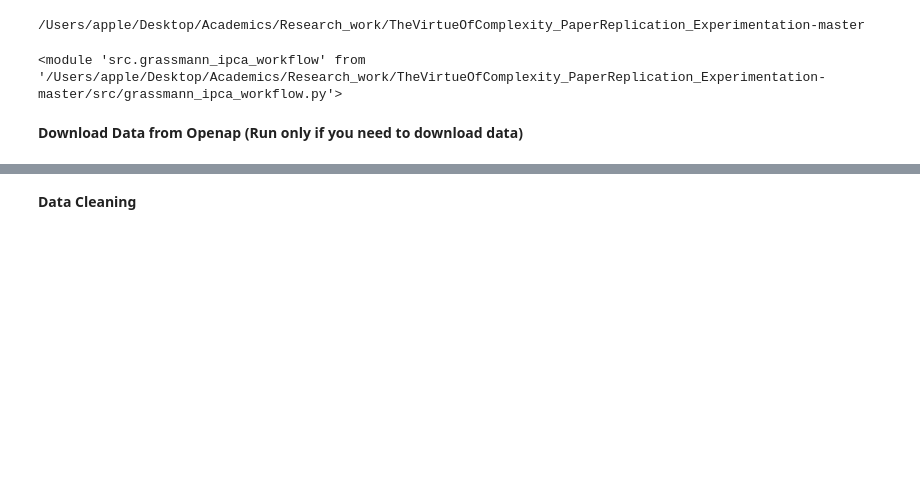
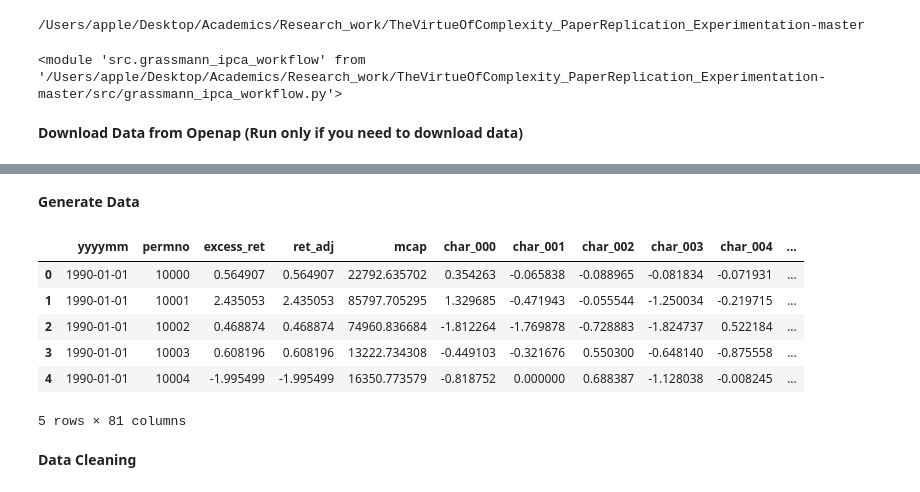
Before and after one commit to arshdeep11112000/TheVirtueOfComplexity_PaperReplication_Experimentation-master, a Jupyter notebook: notebooks/expermint_ppp.ipynb, the cells around one changed output, grey strips where cells are left out. Drawn from its saved outputs; the diff is of its cells as text; code cells hidden in the pictures; blank space fills up the shorter version.

```diff
--- a/notebooks/expermint_ppp.ipynb
+++ b/notebooks/expermint_ppp.ipynb
@@ -39,3 +34,26 @@ Data is downloaded: 14 mins
+# %% [markdown]
+**Generate Data**
+# %%
+from src.IPCA_Grass_estimator import generate_ipca_workflow_panel
+
+char_data, truth = generate_ipca_workflow_panel(
+    T=120,                  # months
+    N=50,                  # assets
+    m=75,                   # characteristics; keep this >= k
+    k=18,                   # match your notebook's factor count
+    seed=10,
+    start_date="1990-01-01",
+    include_intercept=False,
+)
+char_data.head()
+# %% [output]
+|  | yyyymm | permno | excess_ret | ret_adj | mcap | char_000 | char_001 | char_002 | char_003 | char_004 | ... |
+| 0 | 1990-01-01 | 10000 | 0.564907 | 0.564907 | 22792.635702 | 0.354263 | -0.065838 | -0.088965 | -0.081834 | -0.071931 | ... |
+| 1 | 1990-01-01 | 10001 | 2.435053 | 2.435053 | 85797.705295 | 1.329685 | -0.471943 | -0.055544 | -1.250034 | -0.219715 | ... |
+| 2 | 1990-01-01 | 10002 | 0.468874 | 0.468874 | 74960.836684 | -1.812264 | -1.769878 | -0.728883 | -1.824737 | 0.522184 | ... |
+| 3 | 1990-01-01 | 10003 | 0.608196 | 0.608196 | 13222.734308 | -0.449103 | -0.321676 | 0.550300 | -0.648140 | -0.875558 | ... |
+| 4 | 1990-01-01 | 10004 | -1.995499 | -1.995499 | 16350.773579 | -0.818752 | 0.000000 | 0.688387 | -1.128038 | -0.008245 | ... |
+5 rows × 81 columns
 # %% [markdown]
 **Data Cleaning**
 # %%
```
Also changed, not shown: parts of 20 cells of this notebook, 1 other file.
